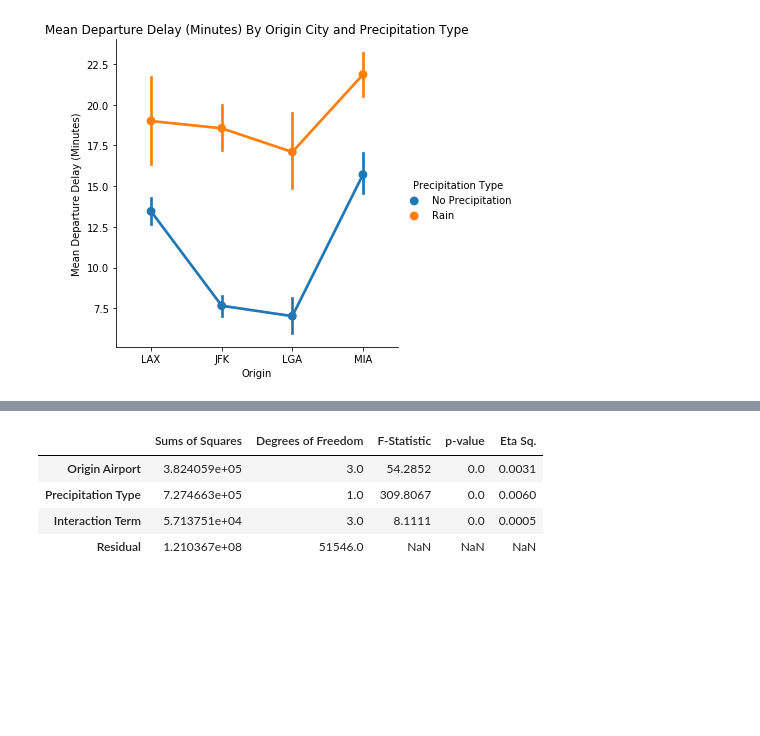
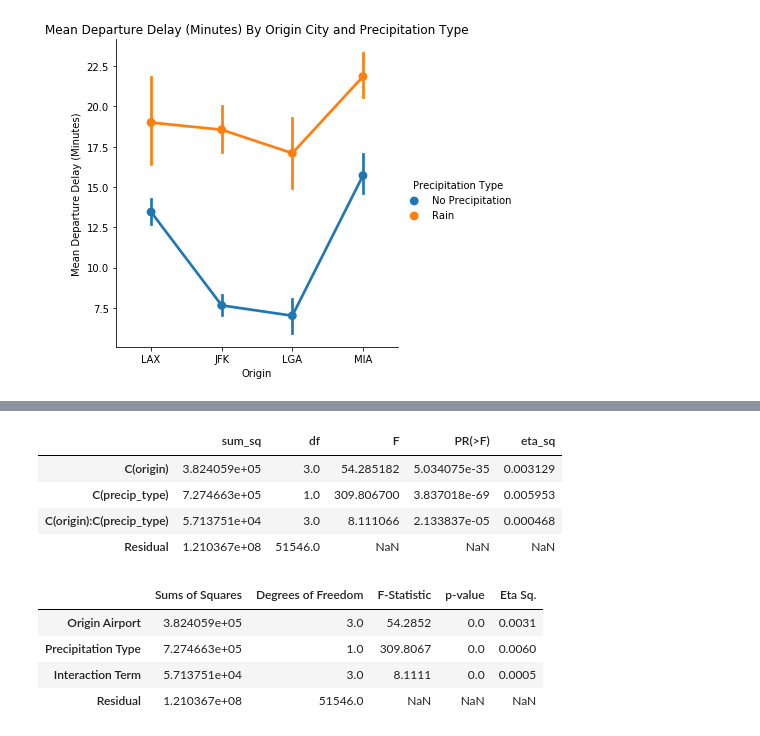
Before and after one commit to rweng18/aqi_project, a Jupyter notebook: ANOVA_tests.ipynb, the cells around one changed output, grey strips where cells are left out. Drawn from its saved outputs; the diff is of its cells as text; code cells hidden in the pictures; blank space fills up the shorter version.

```diff
--- a/ANOVA_tests.ipynb
+++ b/ANOVA_tests.ipynb
@@ -378,6 +377,14 @@ def eta_squared(aov):
     aov['eta_sq'] = 'NaN'
     aov['eta_sq'] = aov[:-1]['sum_sq']/sum(aov['sum_sq'])
     return aov
+# %%
+anova_table2
+# %% [output]
+|  | sum_sq | df | F | PR(>F) | eta_sq |
+| C(origin) | 3.824059e+05 | 3.0 | 54.285182 | 5.034075e-35 | 0.003129 |
+| C(precip_type) | 7.274663e+05 | 1.0 | 309.806700 | 3.837018e-69 | 0.005953 |
+| C(origin):C(precip_type) | 5.713751e+04 | 3.0 | 8.111066 | 2.133837e-05 | 0.000468 |
+| Residual | 1.210367e+08 | 51546.0 | NaN | NaN | NaN |
 # %%
 # Format results into a dataframe
 eta_squared(anova_table2)
```
Also changed, not shown: parts of 3 cells of this notebook, 1 other file.
